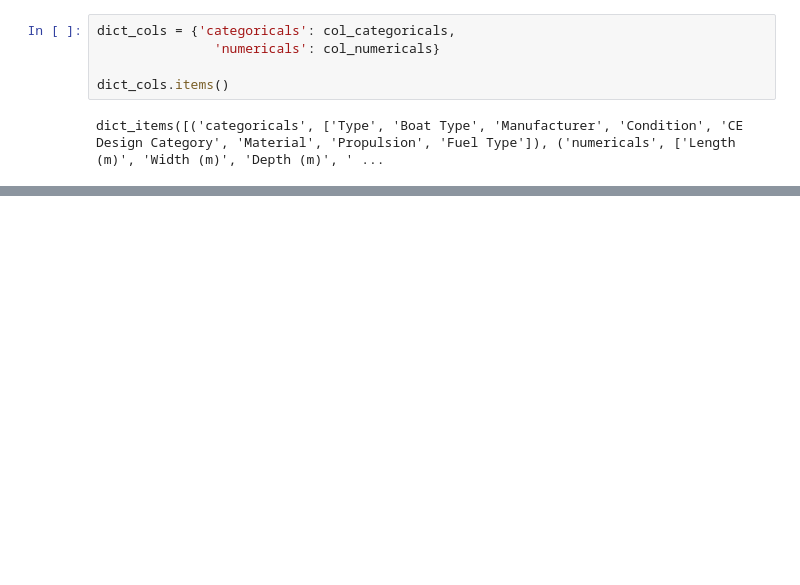
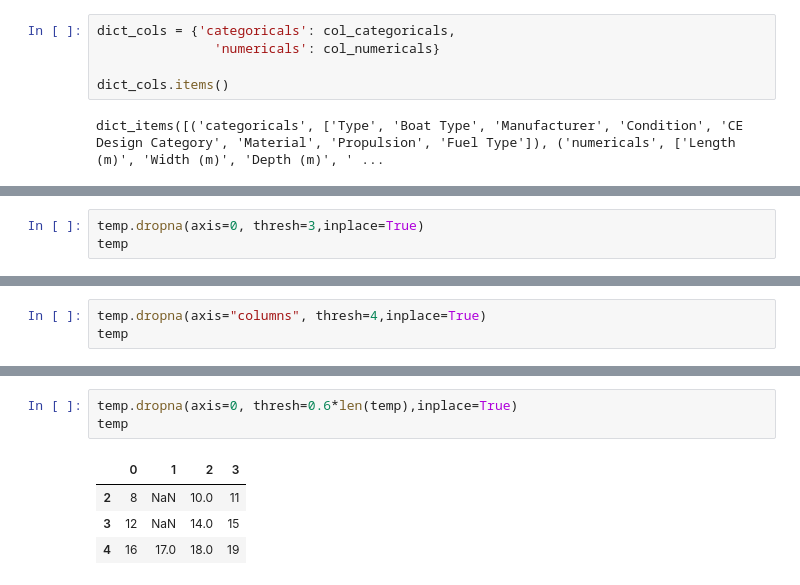
Before and after one commit to kristy25/AcademyPublic, a Jupyter notebook: Untitled1.ipynb, the cells around one changed output, grey strips where cells are left out. Saved outputs shown, nothing was run; the diff lists cells and outputs as text; blank space fills up the shorter version.

```diff
--- a/Untitled1.ipynb
+++ b/Untitled1.ipynb
@@ -2744,0 +1839,3 @@ dtype: object
+# %%
+temp.dropna(axis=0, thresh=3,inplace=True)
+temp
@@ -2744,0 +1852,3 @@ dtype: object
+# %%
+temp.dropna(axis="columns", thresh=4,inplace=True)
+temp
@@ -2744,0 +1862,8 @@ dtype: object
+# %%
+temp.dropna(axis=0, thresh=0.6*len(temp),inplace=True)
+temp
+# %% [output]
+|  | 0 | 1 | 2 | 3 |
+| 2 | 8 | NaN | 10.0 | 11 |
+| 3 | 12 | NaN | 14.0 | 15 |
+| 4 | 16 | 17.0 | 18.0 | 19 |
```
Also changed, not shown: parts of 134 cells of this notebook.
